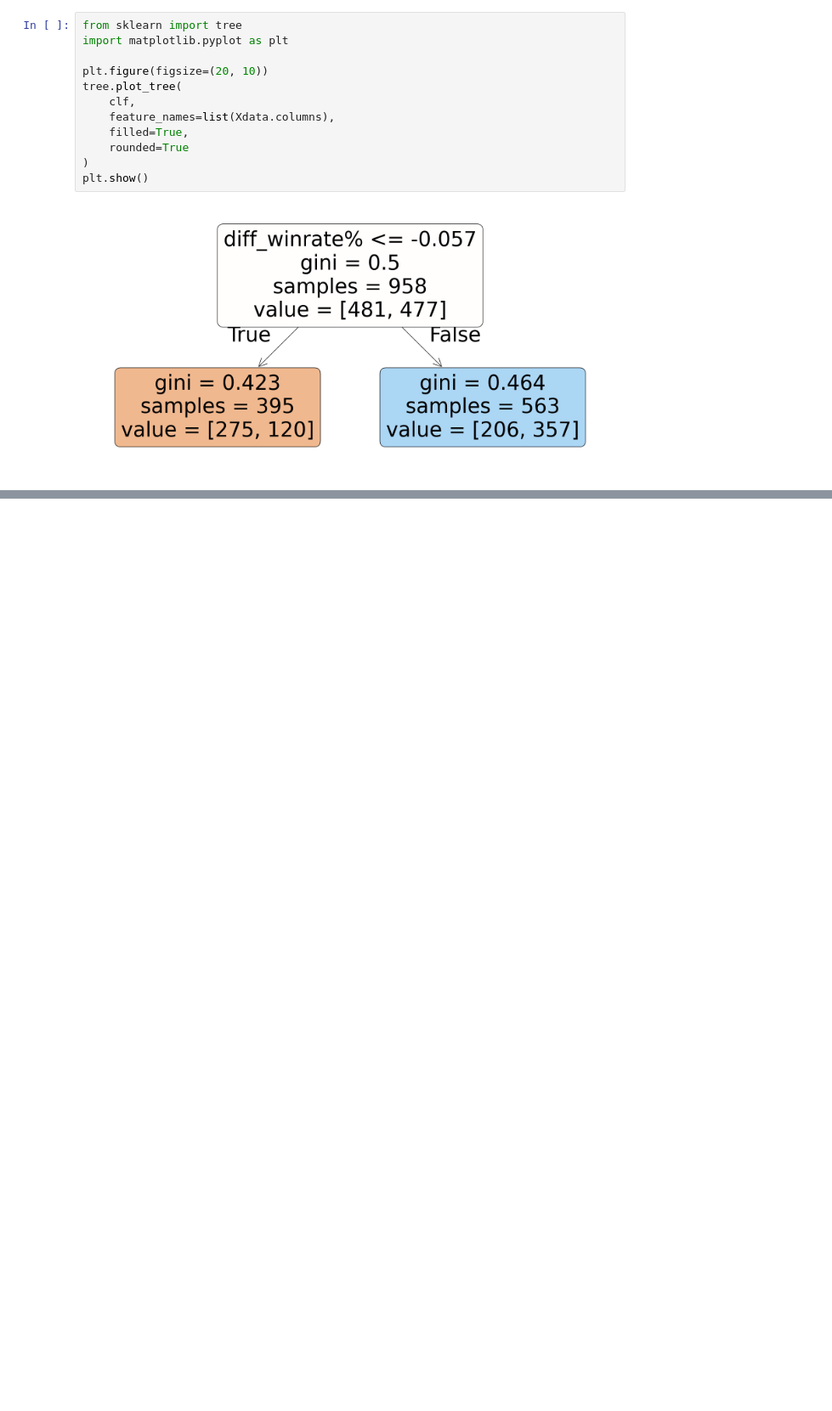
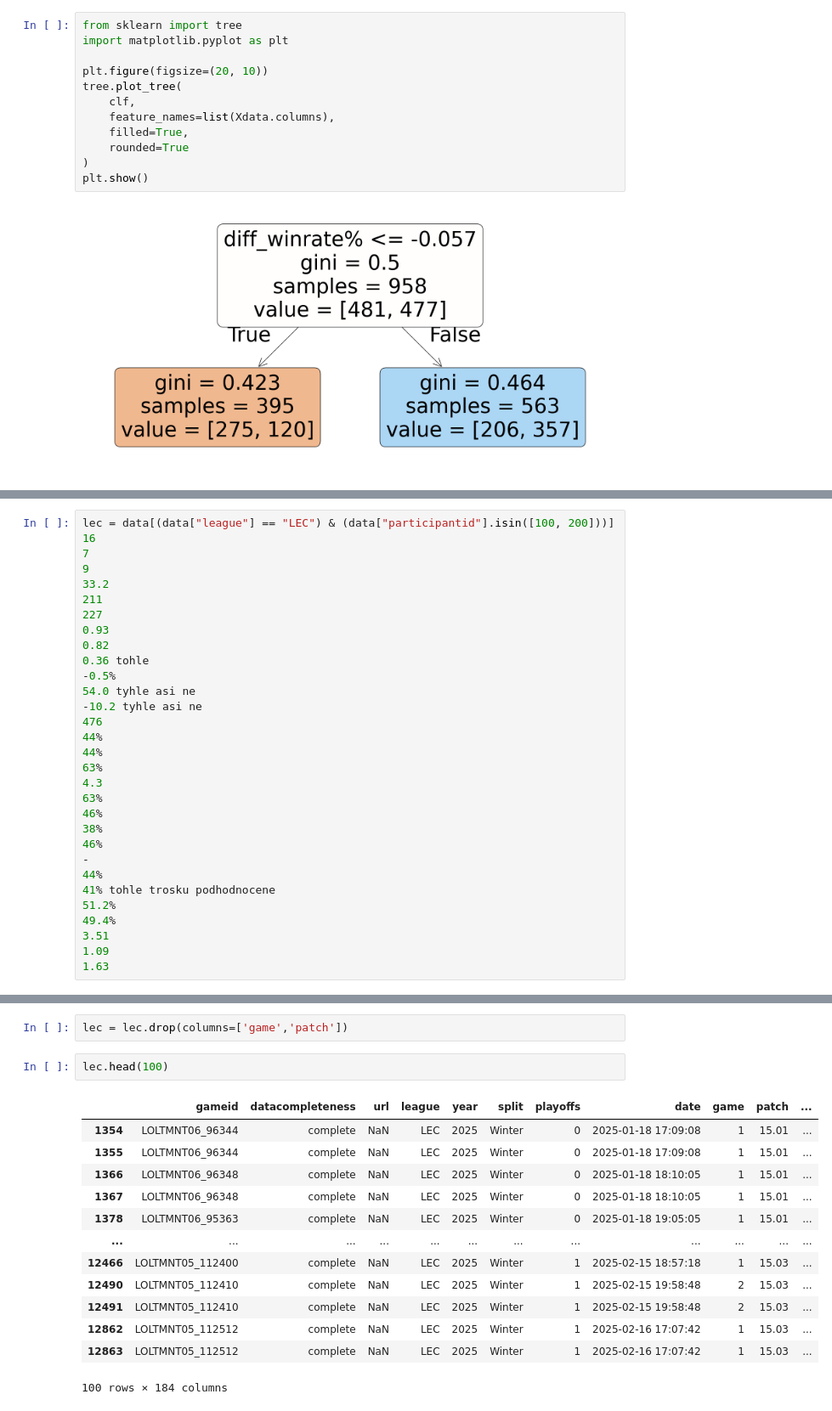
Before and after one commit to pavlila/lol-intra-league-predictor, a Jupyter notebook: notebooks/decision_tree_train.ipynb, the cells around one changed output, grey strips where cells are left out. Shown at 85% size. Cells and saved outputs as stored; diff of their text form; blank space fills up the shorter version.

```diff
--- a/notebooks/decision_tree_train.ipynb
+++ b/notebooks/decision_tree_train.ipynb
@@ -165,0 +271,31 @@ data_2023
+# %%
+lec = data[(data["league"] == "LEC") & (data["participantid"].isin([100, 200]))]
+16
+7
+9
+33.2
+211
+227
+0.93
+0.82
+0.36 tohle
+-0.5%
+54.0 tyhle asi ne
+-10.2 tyhle asi ne
+476
+44%
+44%
+63%
+4.3
+63%
+46%
+38%
+46%
+-
+44%
+41% tohle trosku podhodnocene
+51.2%
+49.4%
+3.51
+1.09
+1.63
@@ -165,0 +317,18 @@ data_2023
+# %%
+lec = lec.drop(columns=['game','patch'])
+# %%
+lec.head(100)
+# %% [output]
+|  | gameid | datacompleteness | url | league | year | split | playoffs | date | game | patch | ... |
+| 1354 | LOLTMNT06_96344 | complete | NaN | LEC | 2025 | Winter | 0 | 2025-01-18 17:09:08 | 1 | 15.01 | ... |
+| 1355 | LOLTMNT06_96344 | complete | NaN | LEC | 2025 | Winter | 0 | 2025-01-18 17:09:08 | 1 | 15.01 | ... |
+| 1366 | LOLTMNT06_96348 | complete | NaN | LEC | 2025 | Winter | 0 | 2025-01-18 18:10:05 | 1 | 15.01 | ... |
+| 1367 | LOLTMNT06_96348 | complete | NaN | LEC | 2025 | Winter | 0 | 2025-01-18 18:10:05 | 1 | 15.01 | ... |
+| 1378 | LOLTMNT06_95363 | complete | NaN | LEC | 2025 | Winter | 0 | 2025-01-18 19:05:05 | 1 | 15.01 | ... |
+| ... | ... | ... | ... | ... | ... | ... | ... | ... | ... | ... | ... |
+| 12466 | LOLTMNT05_112400 | complete | NaN | LEC | 2025 | Winter | 1 | 2025-02-15 18:57:18 | 1 | 15.03 | ... |
+| 12490 | LOLTMNT05_112410 | complete | NaN | LEC | 2025 | Winter | 1 | 2025-02-15 19:58:48 | 2 | 15.03 | ... |
+| 12491 | LOLTMNT05_112410 | complete | NaN | LEC | 2025 | Winter | 1 | 2025-02-15 19:58:48 | 2 | 15.03 | ... |
+| 12862 | LOLTMNT05_112512 | complete | NaN | LEC | 2025 | Winter | 1 | 2025-02-16 17:07:42 | 1 | 15.03 | ... |
+| 12863 | LOLTMNT05_112512 | complete | NaN | LEC | 2025 | Winter | 1 | 2025-02-16 17:07:42 | 1 | 15.03 | ... |
+100 rows × 184 columns
```
Also changed, not shown: parts of 8 cells of this notebook.
